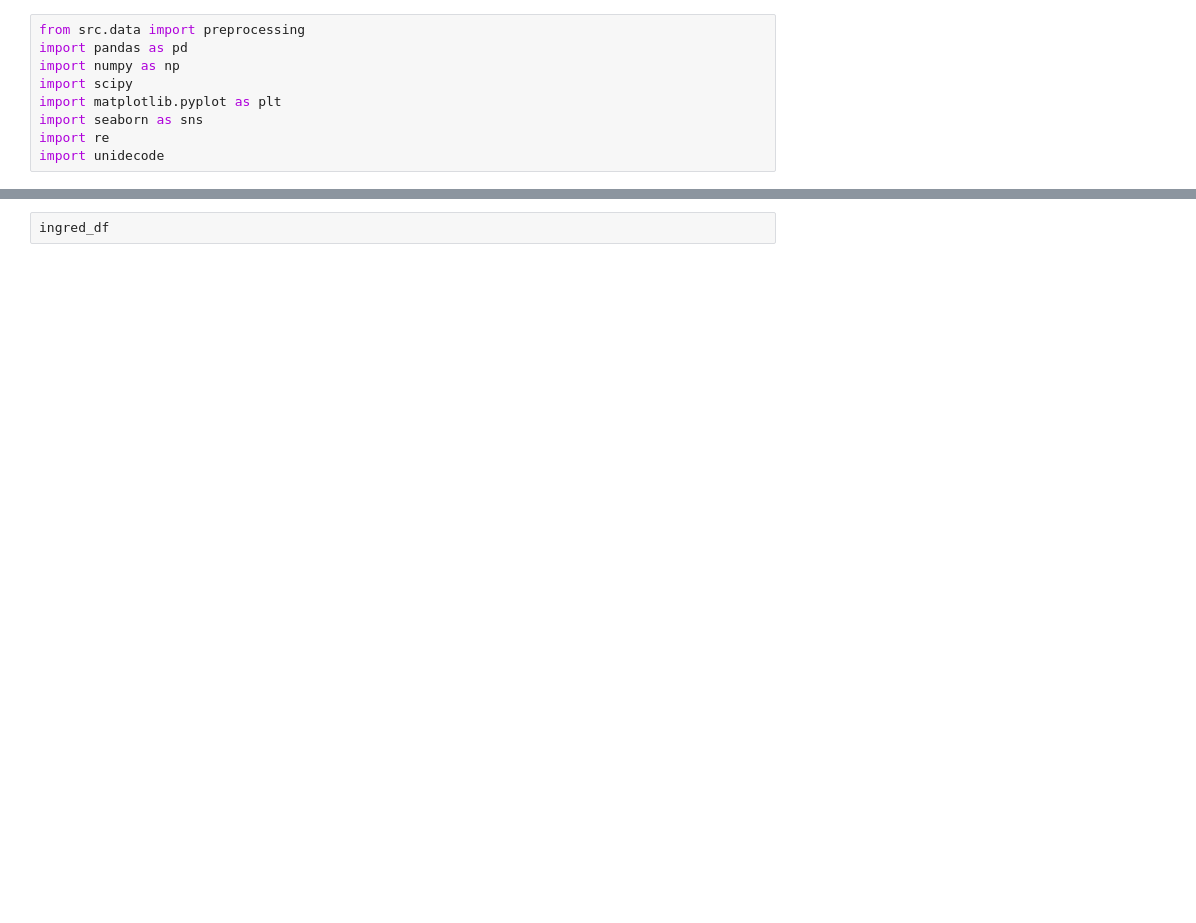
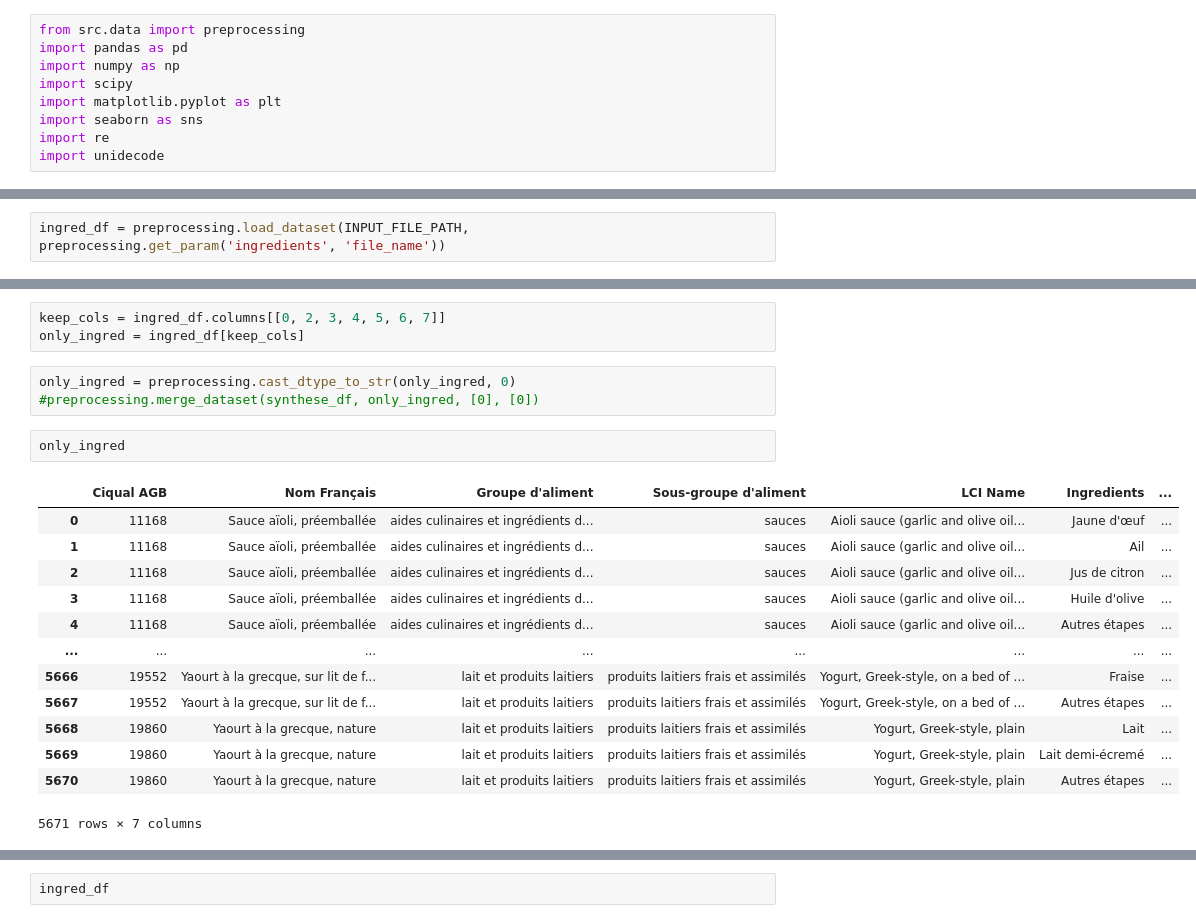
Before and after one commit to pattypooh/agribalyse, a Jupyter notebook: notebooks/02-preprocessing.ipynb, the cells around one changed output, grey strips where cells are left out. Drawn from its saved outputs; the diff is of its cells as text; blank space fills up the shorter version.

```diff
--- a/notebooks/02-preprocessing.ipynb
+++ b/notebooks/02-preprocessing.ipynb
@@ -71,0 +23,2 @@ ingred_df.groupby('Ingredients').count()
+# %%
+ingred_df = preprocessing.load_dataset(INPUT_FILE_PATH, preprocessing.get_param('ingredients', 'file_name'))
@@ -71,0 +42,22 @@ ingred_df.groupby('Ingredients').count()
+# %%
+keep_cols = ingred_df.columns[[0, 2, 3, 4, 5, 6, 7]]
+only_ingred = ingred_df[keep_cols]
+# %%
+only_ingred = preprocessing.cast_dtype_to_str(only_ingred, 0)
+#preprocessing.merge_dataset(synthese_df, only_ingred, [0], [0])
+# %%
+only_ingred
+# %% [output]
+|  | Ciqual AGB | Nom Français | Groupe d'aliment | Sous-groupe d'aliment | LCI Name | Ingredients | ... |
+| 0 | 11168 | Sauce aïoli, préemballée | aides culinaires et ingrédients d... | sauces | Aioli sauce (garlic and olive oil... | Jaune d'œuf | ... |
+| 1 | 11168 | Sauce aïoli, préemballée | aides culinaires et ingrédients d... | sauces | Aioli sauce (garlic and olive oil... | Ail | ... |
+| 2 | 11168 | Sauce aïoli, préemballée | aides culinaires et ingrédients d... | sauces | Aioli sauce (garlic and olive oil... | Jus de citron | ... |
+| 3 | 11168 | Sauce aïoli, préemballée | aides culinaires et ingrédients d... | sauces | Aioli sauce (garlic and olive oil... | Huile d'olive | ... |
+| 4 | 11168 | Sauce aïoli, préemballée | aides culinaires et ingrédients d... | sauces | Aioli sauce (garlic and olive oil... | Autres étapes | ... |
+| ... | ... | ... | ... | ... | ... | ... | ... |
+| 5666 | 19552 | Yaourt à la grecque, sur lit de f... | lait et produits laitiers | produits laitiers frais et assimilés | Yogurt, Greek-style, on a bed of ... | Fraise | ... |
+| 5667 | 19552 | Yaourt à la grecque, sur lit de f... | lait et produits laitiers | produits laitiers frais et assimilés | Yogurt, Greek-style, on a bed of ... | Autres étapes | ... |
+| 5668 | 19860 | Yaourt à la grecque, nature | lait et produits laitiers | produits laitiers frais et assimilés | Yogurt, Greek-style, plain | Lait | ... |
+| 5669 | 19860 | Yaourt à la grecque, nature | lait et produits laitiers | produits laitiers frais et assimilés | Yogurt, Greek-style, plain | Lait demi-écremé | ... |
+| 5670 | 19860 | Yaourt à la grecque, nature | lait et produits laitiers | produits laitiers frais et assimilés | Yogurt, Greek-style, plain | Autres étapes | ... |
+5671 rows × 7 columns
```
Also changed, not shown: parts of 12 cells of this notebook, 2 other files.
